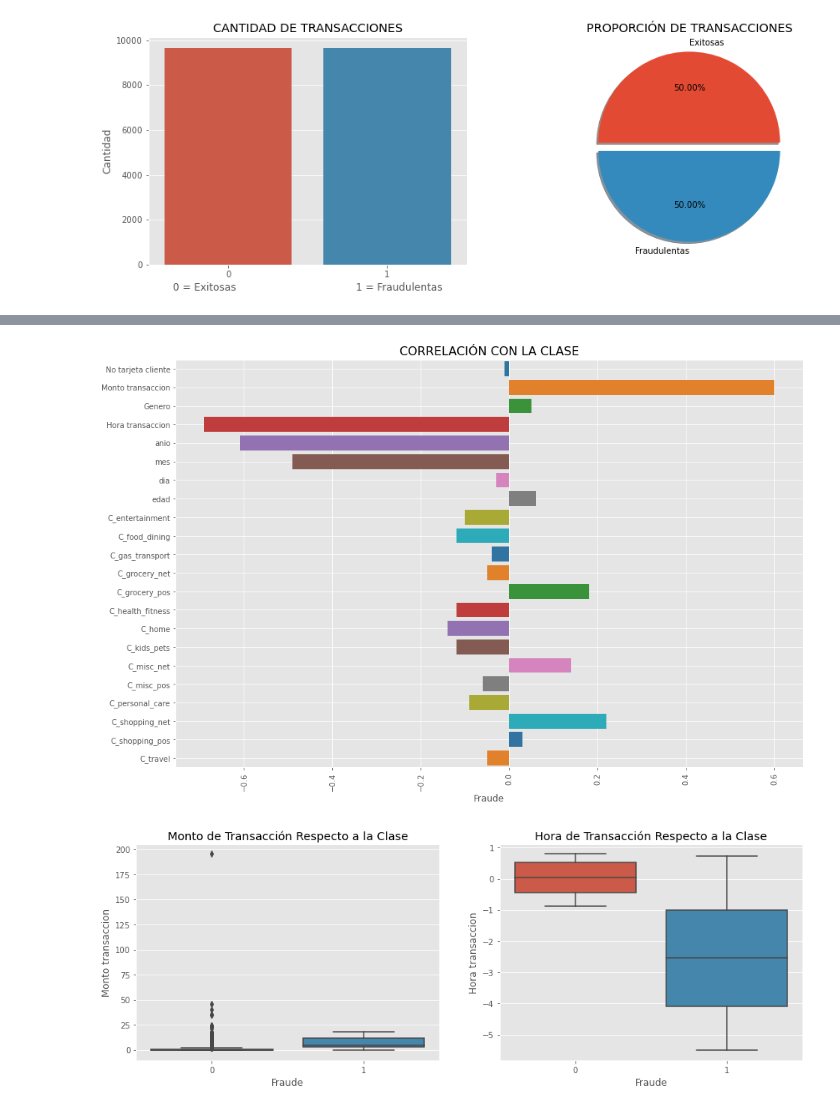
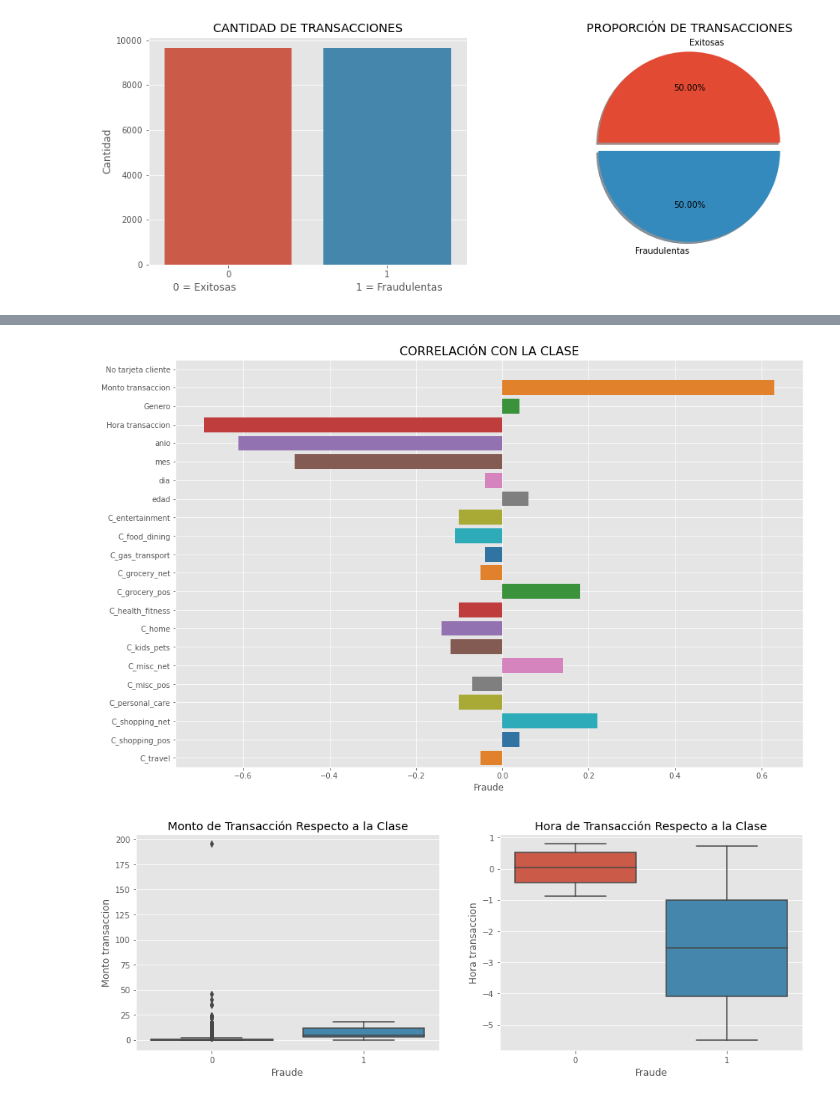
Before and after one commit to Bmez1/Proyecto_CD, a Jupyter notebook: Fraude.ipynb, the cells around one changed output, grey strips where cells are left out. Cells and saved outputs as stored; diff of their text form; code cells hidden in the pictures.

```diff
--- a/Fraude.ipynb
+++ b/Fraude.ipynb
@@ -573,5 +591,8 @@ Name: Categoria comerciante, dtype: int64
 #Codificando las Variables categoricas ---> cat.codes: Codifica por orden alfabetico
 data2 = pd.get_dummies(data2, columns = ['Categoria comerciante'], prefix = 'C')
 data2['Genero'] = data2['Genero'].astype('category').cat.codes
-data2['anio'] = data2['anio'].astype('category').cat.codes
+fraude = data2.Fraude
+data2.drop('Fraude', axis = 1, inplace = True)
+data2['Fraude'] = fraude
+del(fraude)
 data2.head(3)
@@ -588,12 +605,5 @@ data2.head(5)
 # %%
 #Escalando Datos
-from sklearn.preprocessing import StandardScaler, RobustScaler
-
-#std_Escaler = StandardScaler()
-rob_Escaler = RobustScaler()
+from sklearn.preprocessing import StandardScaler, RobustScaler, MinMaxScaler
+scaler = MinMaxScaler()
+#rob_Escaler = RobustScaler()
-# %%
-data2['Monto transaccion'] = rob_Escaler.fit_transform(data2['Monto transaccion'].values.reshape(-1, 1))
-data2['Hora transaccion'] = rob_Escaler.fit_transform(data2['Hora transaccion'].values.reshape(-1, 1))
-data2['No tarjeta cliente'] = rob_Escaler.fit_transform(data2['No tarjeta cliente'].values.reshape(-1, 1))
-data2['edad'] = rob_Escaler.fit_transform(data2['edad'].values.reshape(-1, 1))
-data2.head(5)
@@ -628,0 +610,3 @@ dtype: object
+# %%
+name_columns = np.array(['Monto transaccion', 'Hora transaccion', 'No tarjeta cliente', 'edad', 'anio', 'mes', 'dia'])
+data2[name_columns] = scaler.fit_transform(data2[name_columns])
@@ -699,12 +727,12 @@ plt.show()
 # %%
 plt.figure(figsize = (15, 10))
 valores = pc.Fraude.drop('Fraude')
 ax = sb.barplot(y = valores.index, x = valores.values, palette = 'tab10', orient = 'h')
 ax.set_xlabel('Fraude')
-plt.title("CORRELACIÓN CON LA CLASE", fontsize = 16), plt.xticks(rotation = 90), plt.grid(True)
+plt.title("CORRELACIÓN CON LA CLASE", fontsize = 16), plt.xticks(rotation = 0), plt.grid(True)
 plt.show()
 # %% [output]
-[figure, old version]
+[figure, new version]
 # %%
 #Outliers monto de transacción respecto al atriuto clase
 fig, (ax1, ax2) = plt.subplots(1,2, figsize=(15, 5))
```
Also changed, not shown: parts of 30 cells of this notebook.
